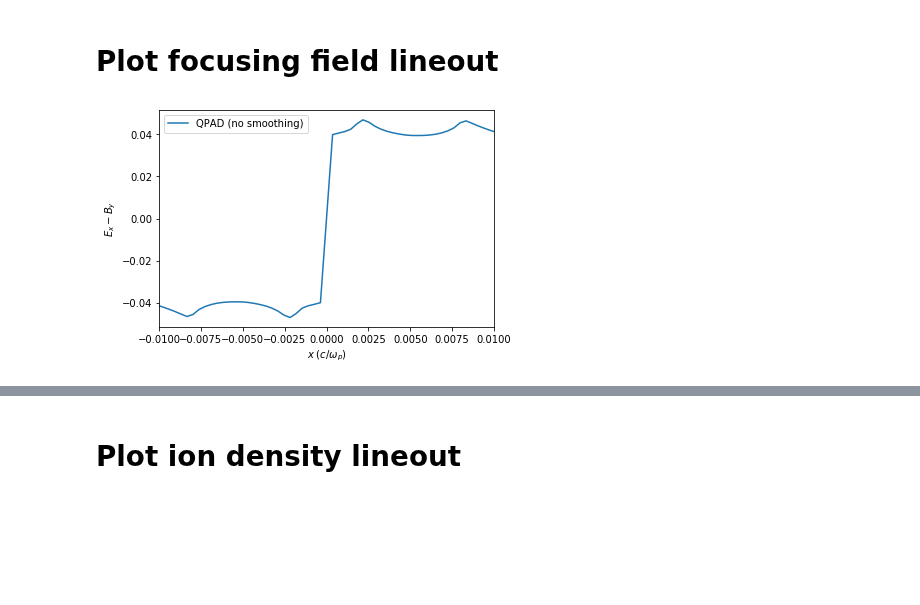
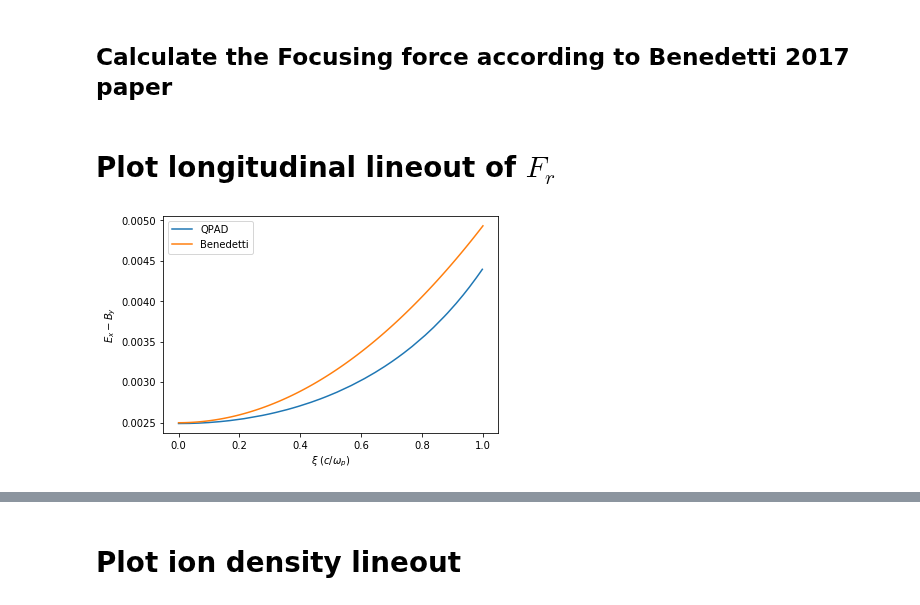
Before and after one commit to uclazyj/JupyterQpic, a Jupyter notebook: plot_lineout_QPAD.ipynb, the cells around one changed output, grey strips where cells are left out. Cells and saved outputs as stored; diff of their text form; code cells hidden in the pictures; blank space fills up the shorter version.

Commit message:
Add benedetti formula

```diff
--- a/plot_lineout_QPAD.ipynb
+++ b/plot_lineout_QPAD.ipynb
@@ -4,5 +4,27 @@ import h5py
 import matplotlib.pyplot as plt
 from sklearn.linear_model import LinearRegression
 from helper import *
+# %% [markdown]
+## Calculate the Focusing force according to Benedetti 2017 paper
+# %%
+def H(q):
+    if q < 0:
+        print('The input cannot be negative!')
+        return
+    if q == 0:
+        return 1
+    return (1 - np.exp(-q)) / q
+# r and xi are numbers.
+def Wr_benedetti(r,xi,sigma,M_over_m = 1836,nb0_over_n0 = 1000,Zi = 1):
+    q = r ** 2 / (2 * sigma ** 2)
+    return (r/2) * (1 + Zi * xi ** 2 * H(q))
+# r is a number, xi is an array / xi is a number, r is an array
+def Wr(r,xi,sigma,M_over_m = 1836,nb0_over_n0 = 1000,Zi = 1):
+    if (type(r) == int or type(r) == float) and (type(xi) == list or type(xi) == np.ndarray):
+        return np.array([Wr_benedetti(r,i,sigma,M_over_m,nb0_over_n0,Zi) for i in xi])
+    elif (type(xi) == int or type(xi) == float) and (type(r) == list or type(r) == np.ndarray):
+        return np.array([Wr_benedetti(i,xi,sigma,M_over_m,nb0_over_n0,Zi) for i in r])
+    else:
+        print('Wrong input type for r a xi')
 # %% [markdown]
-# Plot focusing field lineout
+# Plot longitudinal lineout of $F_r$
@@ -14,25 +31,26 @@ x_Fr, Fr = get_lineout(filename_Fr,'transverse',lineout_position,'QPAD')
-# %%
-# select visualization range
-x_min = -0.01
-x_max = 0.01
-
-# # Flip QPAD's result
-L = len(Fr) // 2
-# for i in range(L):
-#     Fr[i] = -Fr[i]
-Fr_flip = np.concatenate([-Fr[0:L],Fr[L:]])
-
-
-# select visualization range
-x_Fr_sub, Fr_flip_sub = select_lineout_range(x_Fr, Fr_flip, x_min, x_max)
-
-### Plot the data
-plt.plot(x_Fr_sub, Fr_flip_sub,label = 'QPAD (no smoothing)')
-plt.legend(loc='best')
-plt.xlabel('$x \\;(c/\\omega_p)$')
-plt.xlim([x_min,x_max])
-plt.ylabel('$E_x - B_y$')
-plt.rcParams.update({'font.size': 10})
-plt.show()
-# %% [output]
-[figure, removed]
+# %%
+# benedetti prediction
+r = 0.005
+xi = np.linspace(0,1,100)
+sigma = 0.015
+M_over_m = 1836
+nb0_over_n0 = 1000
+Zi = 1
+
+Fr = Wr(r,xi,sigma,M_over_m,nb0_over_n0,Zi)
+
+# QPAD simulation result
+filename_Fr = '../Fields/Fr/Merged_angle_0/fr_00000001.h5'
+lineout_position = r
+xi_simu, Fr_simu = get_lineout(filename_Fr,'longitudinal',lineout_position,'QPAD')
+
+# Plot them together to compare
+plt.plot(xi_simu[:256], Fr_simu[:256],label = 'QPAD')
+plt.plot(xi,Fr,label = 'Benedetti')
+plt.xlabel('$\\xi \\;(c/\\omega_p)$')
+plt.ylabel('$E_x - B_y$')
+plt.legend()
+plt.rcParams.update({'font.size': 10})
+plt.show()
+# %% [output]
+[figure, added]
```
Also changed, not shown: parts of 3 cells of this notebook.
